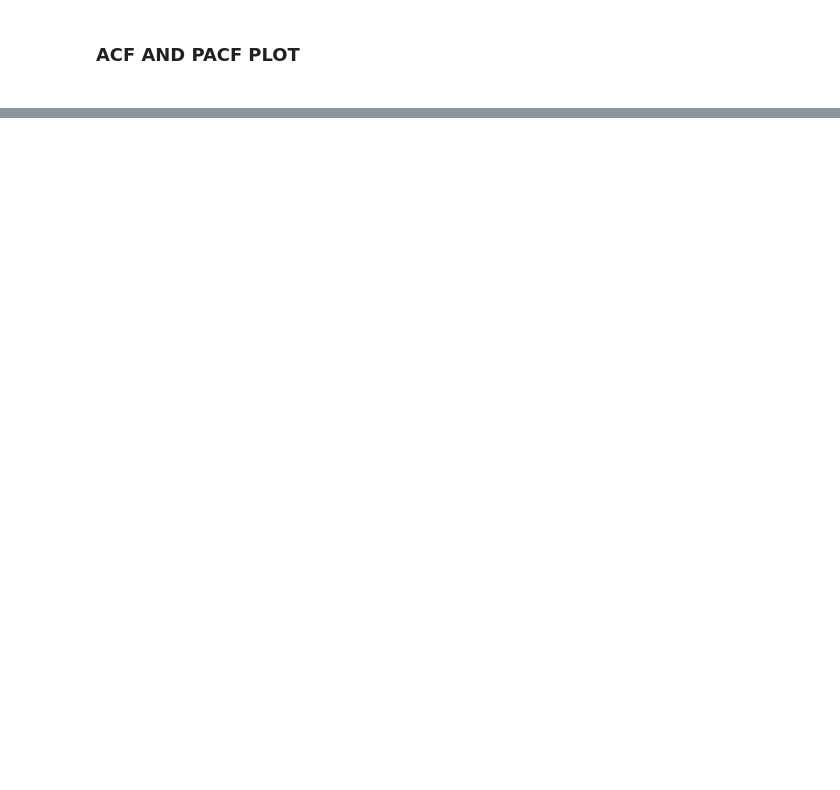
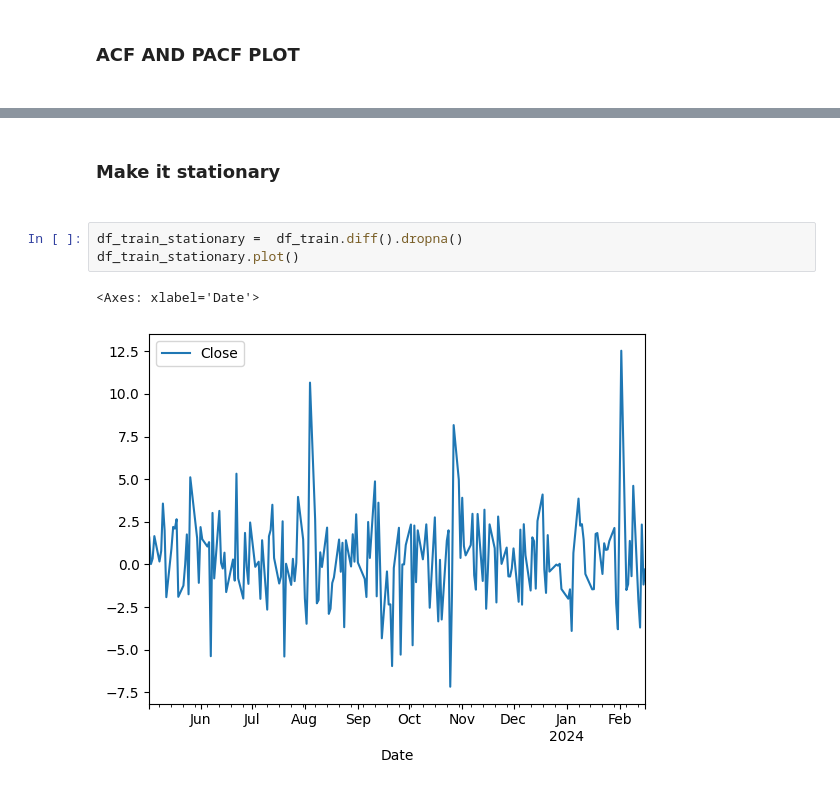
Before and after one commit to perviz822/amazon_stock_price_predictor, a Jupyter notebook: using_arima.ipynb, the cells around one changed output, grey strips where cells are left out. Drawn from its saved outputs; the diff is of its cells as text; blank space fills up the shorter version.

```diff
--- a/using_arima.ipynb
+++ b/using_arima.ipynb
@@ -96,0 +145,8 @@ plot_pacf(df_closing_train)
+# %% [markdown]
+<h3> Make it stationary <h3>
+# %%
+df_train_stationary =  df_train.diff().dropna()
+df_train_stationary.plot()
+# %% [output]
+<Axes: xlabel='Date'>
+[figure, added]
```
Also changed, not shown: parts of 19 cells of this notebook, 3 other files.
